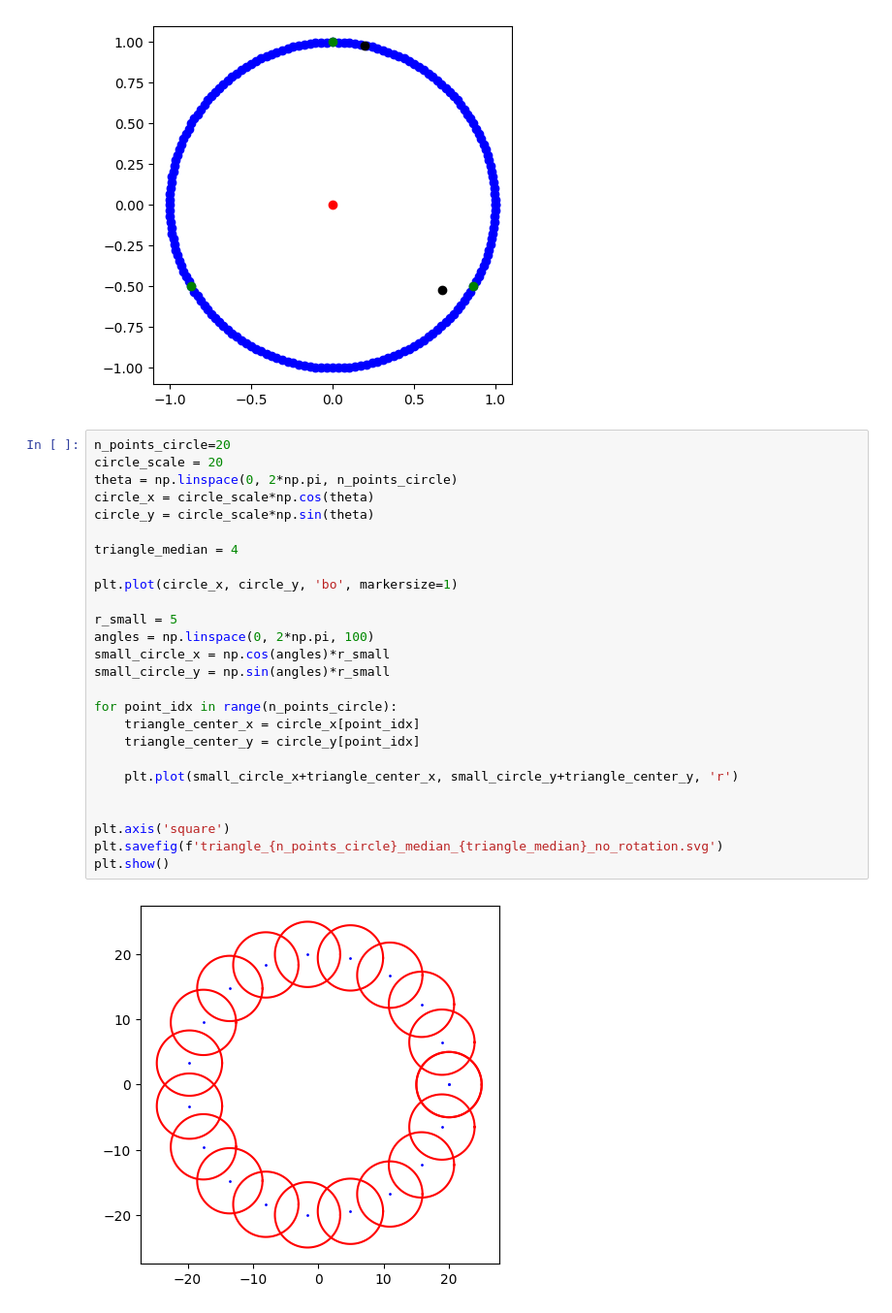
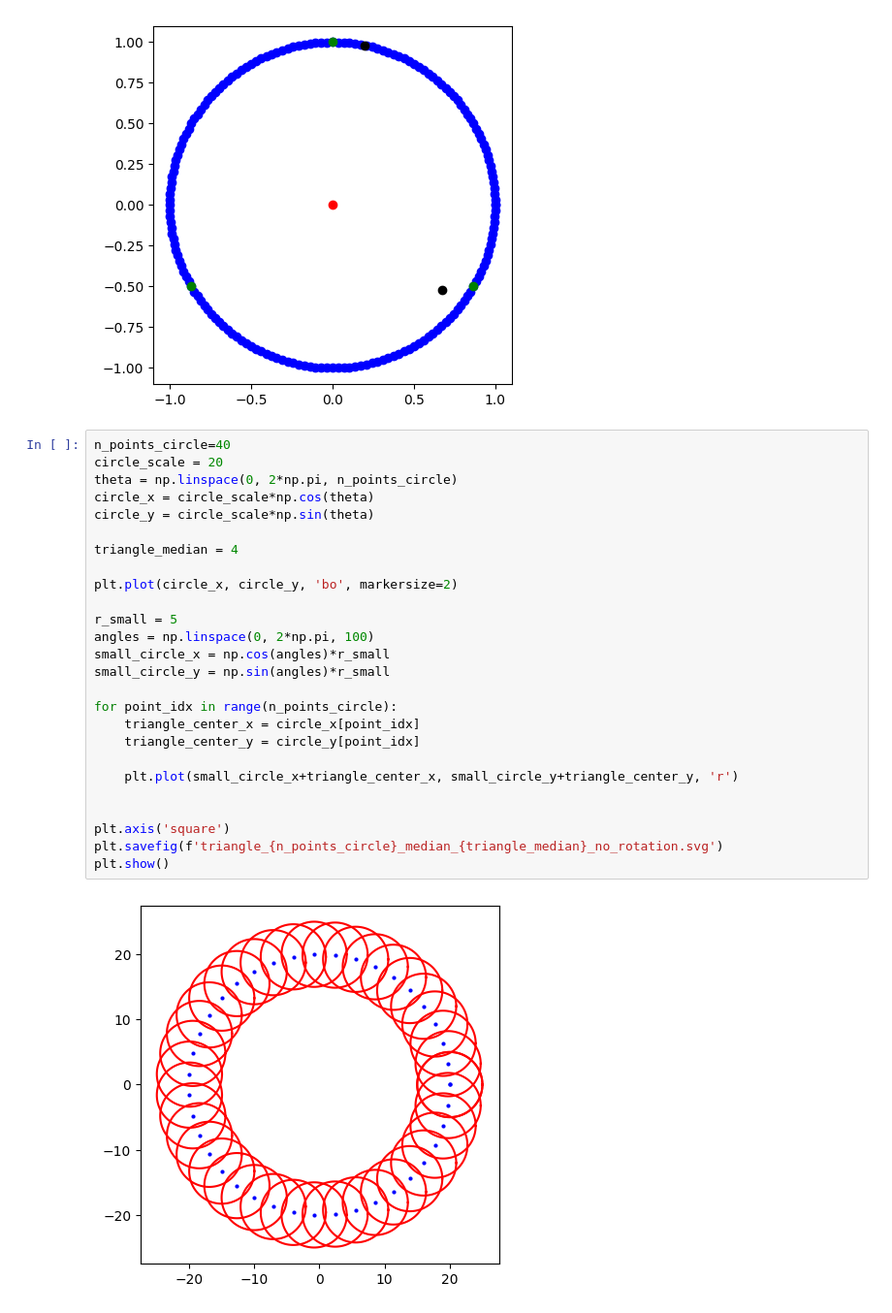
Before and after one commit to viktor-kertanov/master-math, a Jupyter notebook: self_exercises/triangles/triangles_rotation.ipynb, the cells around one changed output. Shown at 97% size. Cells and saved outputs as stored; diff of their text form.

```diff
--- a/self_exercises/triangles/triangles_rotation.ipynb
+++ b/self_exercises/triangles/triangles_rotation.ipynb
@@ -156,30 +156,30 @@ plt.show()
 # %% [output]
 [figure]
 # %%
-n_points_circle=20
+n_points_circle=40
 circle_scale = 20
 theta = np.linspace(0, 2*np.pi, n_points_circle)
 circle_x = circle_scale*np.cos(theta)
 circle_y = circle_scale*np.sin(theta)
 
 triangle_median = 4
 
-plt.plot(circle_x, circle_y, 'bo', markersize=1)
+plt.plot(circle_x, circle_y, 'bo', markersize=2)
 
 r_small = 5
 angles = np.linspace(0, 2*np.pi, 100)
 small_circle_x = np.cos(angles)*r_small
 small_circle_y = np.sin(angles)*r_small
 
 for point_idx in range(n_points_circle):
     triangle_center_x = circle_x[point_idx]
     triangle_center_y = circle_y[point_idx]
 
     plt.plot(small_circle_x+triangle_center_x, small_circle_y+triangle_center_y, 'r')
 
 
 plt.axis('square')
 plt.savefig(f'triangle_{n_points_circle}_median_{triangle_median}_no_rotation.svg')
 plt.show()
 # %% [output]
-[figure, old version]
+[figure, new version]
```
Also changed, not shown: 2 other files.
